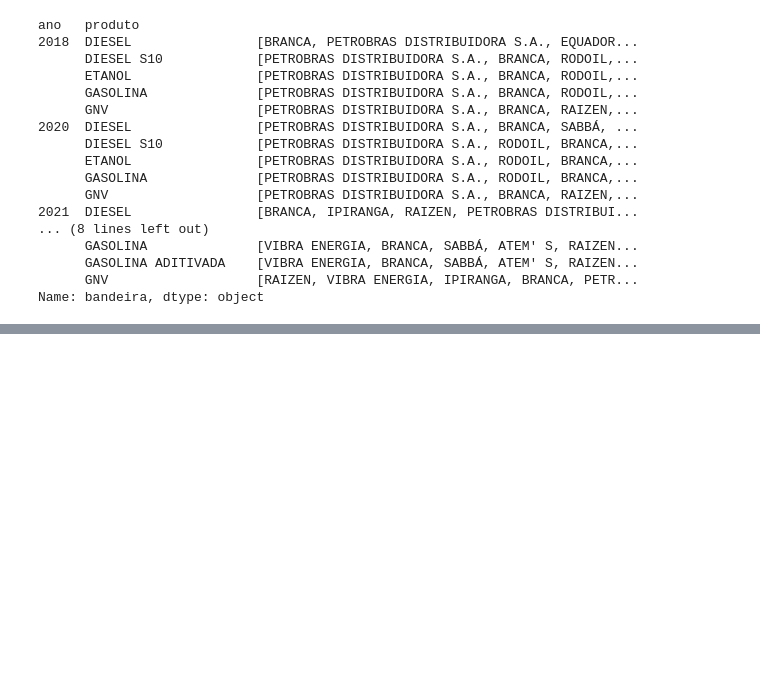
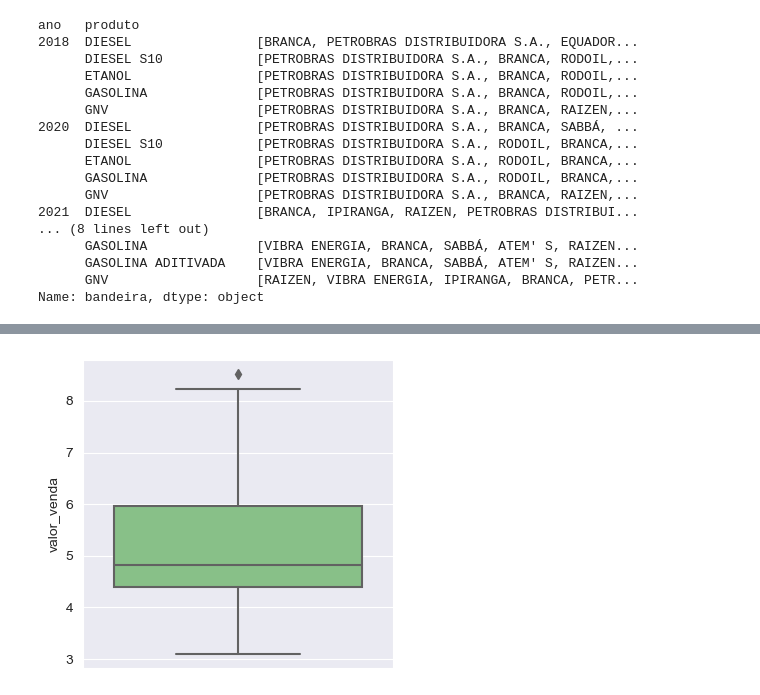
Before and after one commit to aloisiok1/Dataviz, a Jupyter notebook: 1_Ligacao_banco_dados.ipynb, the cells around one changed output, grey strips where cells are left out. Saved outputs shown, nothing was run; the diff lists cells and outputs as text; code cells hidden in the pictures; blank space fills up the shorter version.

```diff
--- a/1_Ligacao_banco_dados.ipynb
+++ b/1_Ligacao_banco_dados.ipynb
@@ -388,0 +499,4 @@ Name: bandeira, dtype: object
+# %%
+plotar_boxplot_geral('valor_venda', gasolina)
+# %% [output]
+[figure, added]
```
Also changed, not shown: parts of 23 cells of this notebook.
